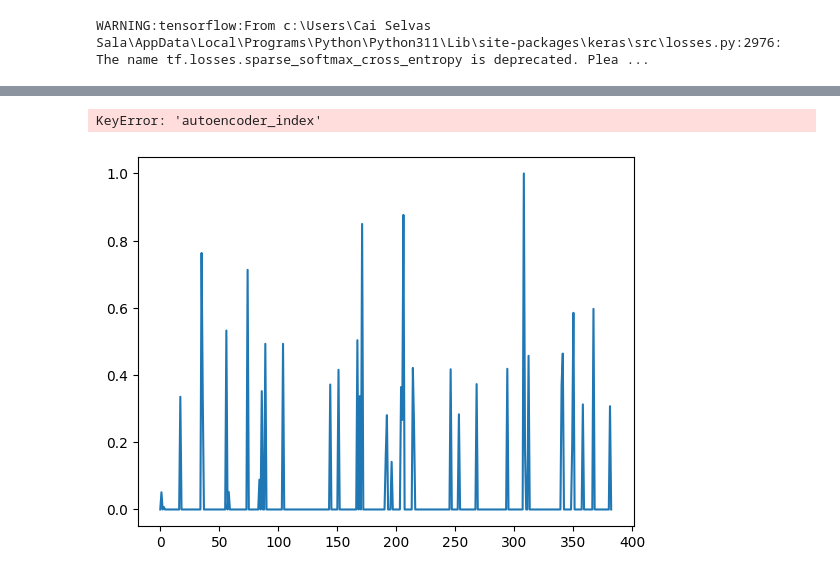
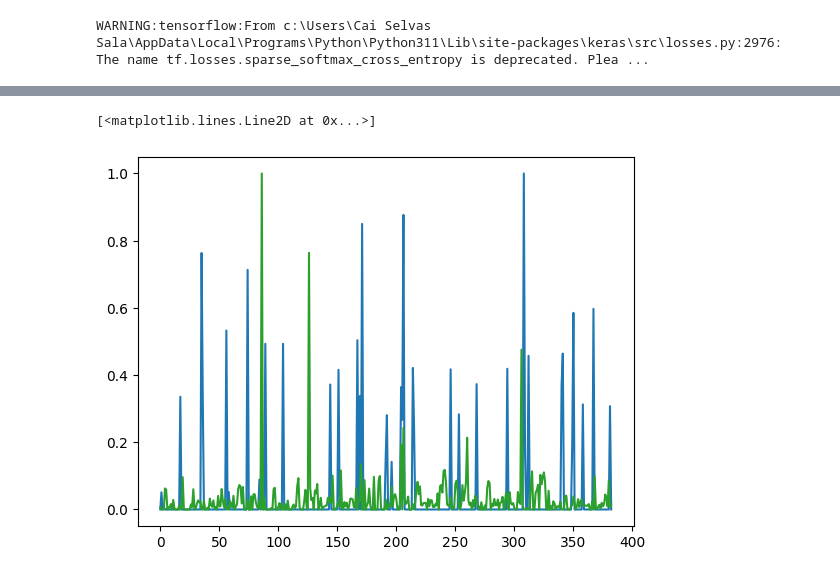
Before and after one commit to caiselvas/challenge-auditoria, a Jupyter notebook: run_model.ipynb, the cells around one changed output, grey strips where cells are left out. Cells and saved outputs as stored; diff of their text form; code cells hidden in the pictures.

```diff
--- a/run_model.ipynb
+++ b/run_model.ipynb
@@ -107,11 +95,11 @@ Name: 86, dtype: object
 # %%
 import matplotlib.pyplot as plt
 plt.plot(impairment["impairment_index"])
-plt.plot(impairment["autoencoder_index"])
+plt.plot(impairment["auto_encoder_index"])
 plt.plot(impairment["auto_arima_index"])
 # %% [output]
-KeyError: 'autoencoder_index'
+[<matplotlib.lines.Line2D at 0x...>]
-[figure, old version]
+[figure, new version]
 # %%
 # Explain the model
 ebm, df, y = model.explain()
```
Also changed, not shown: parts of 6 cells of this notebook, 6 other files.
